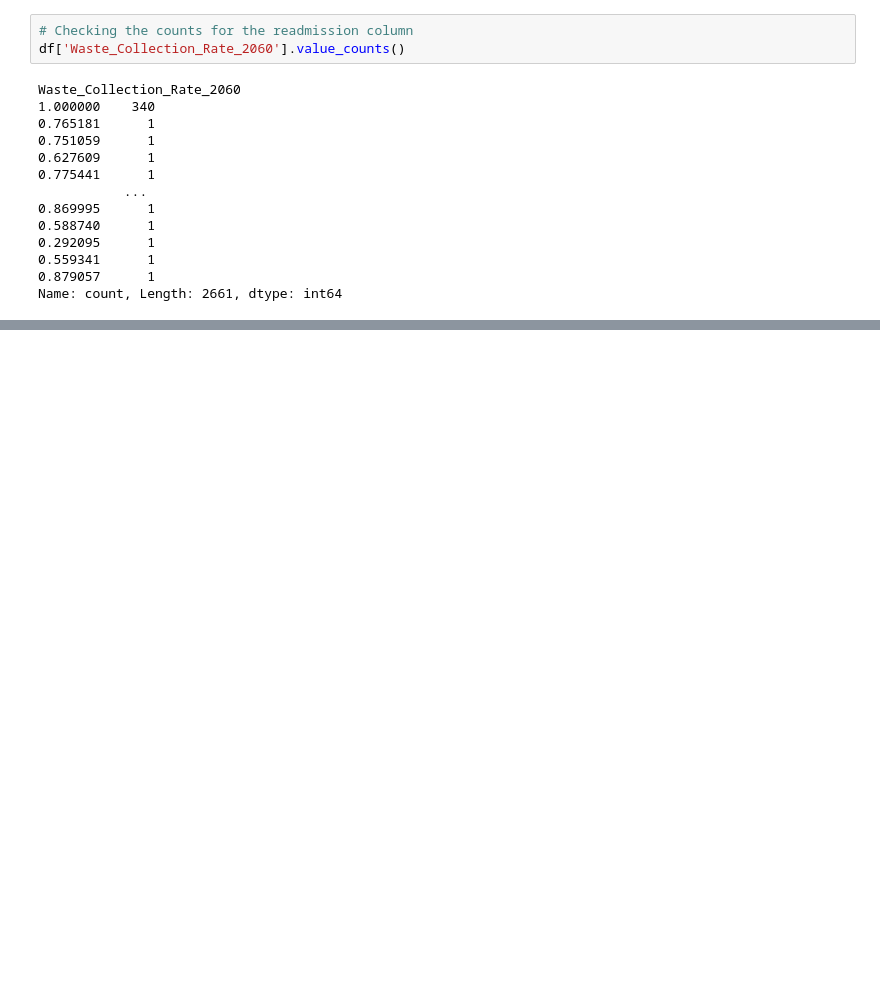
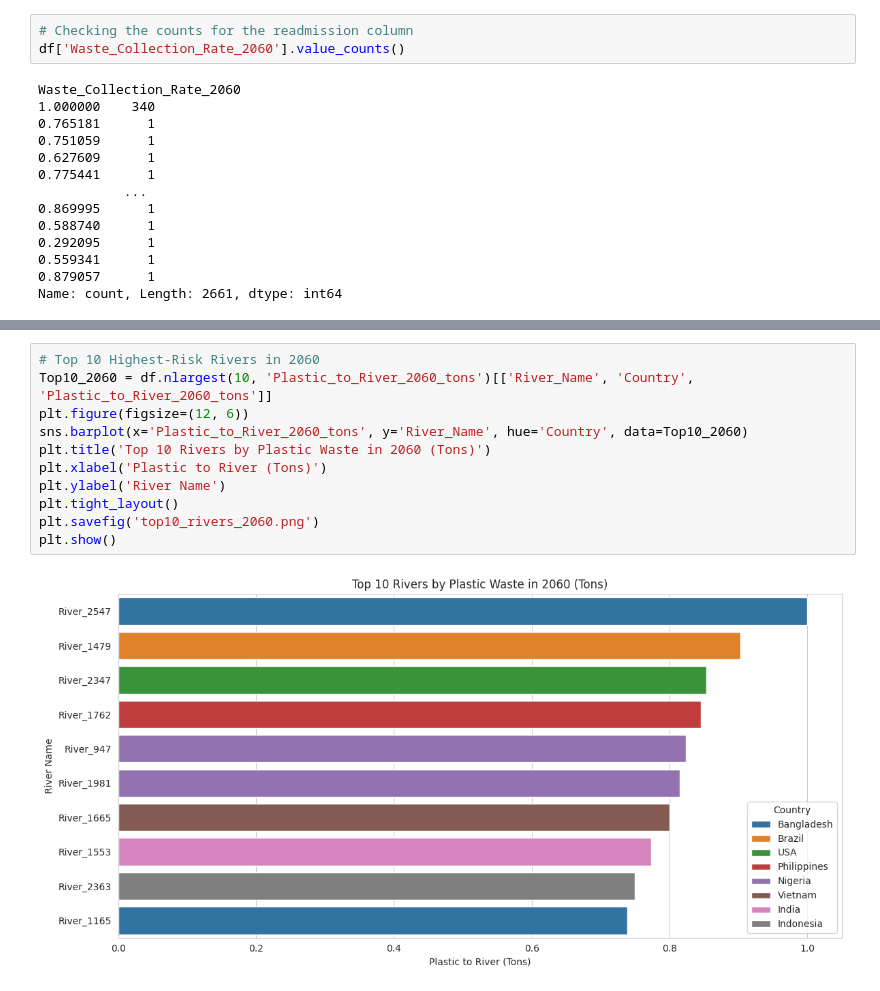
Before and after one commit to Phionanamugga/Assessment_River_Plastic_Pollution, a Jupyter notebook: assessment.ipynb, the cells around one changed output, grey strips where cells are left out. Drawn from its saved outputs; the diff is of its cells as text; blank space fills up the shorter version.

```diff
--- a/assessment.ipynb
+++ b/assessment.ipynb
@@ -175,0 +280,13 @@ XGBoost Regressor Performance:
+# %%
+# Top 10 Highest-Risk Rivers in 2060
+Top10_2060 = df.nlargest(10, 'Plastic_to_River_2060_tons')[['River_Name', 'Country', 'Plastic_to_River_2060_tons']]
+plt.figure(figsize=(12, 6))
+sns.barplot(x='Plastic_to_River_2060_tons', y='River_Name', hue='Country', data=Top10_2060)
+plt.title('Top 10 Rivers by Plastic Waste in 2060 (Tons)')
+plt.xlabel('Plastic to River (Tons)')
+plt.ylabel('River Name')
+plt.tight_layout()
+plt.savefig('top10_rivers_2060.png')
+plt.show()
+# %% [output]
+[figure, added]
```
Also changed, not shown: parts of 42 cells of this notebook.
